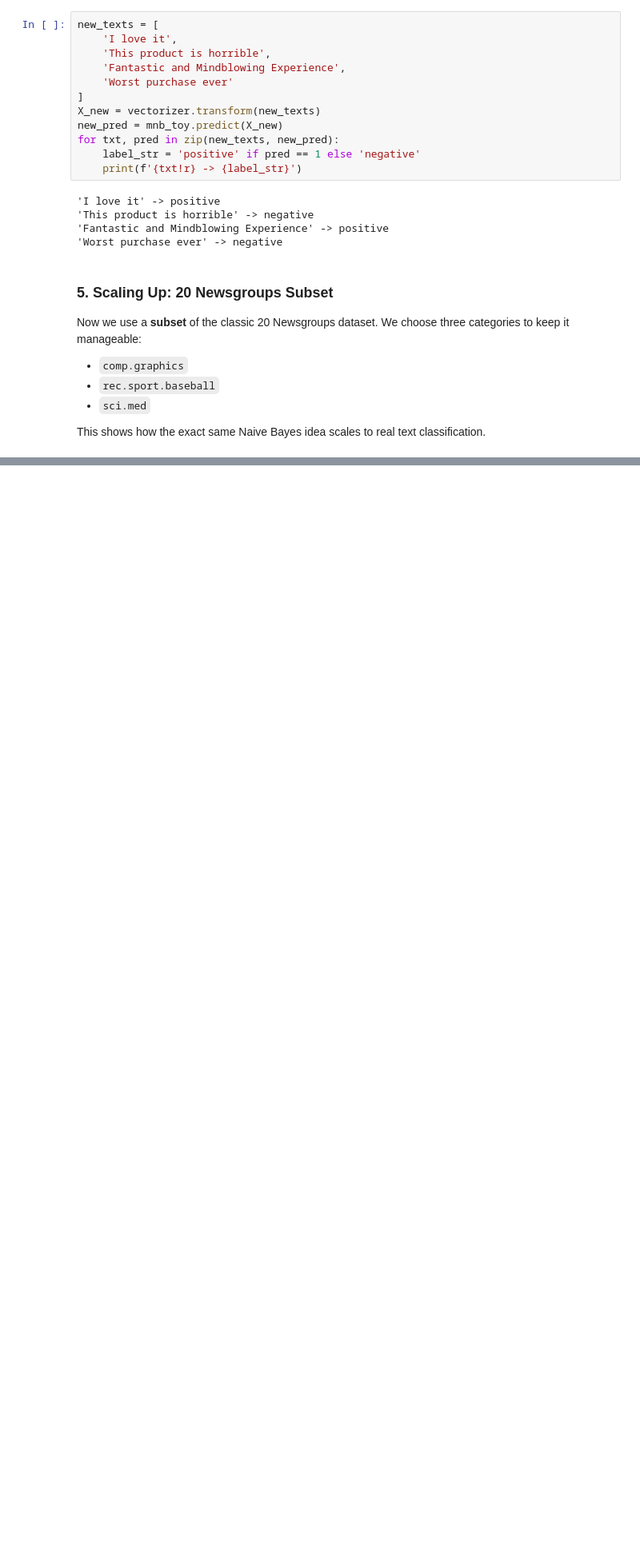
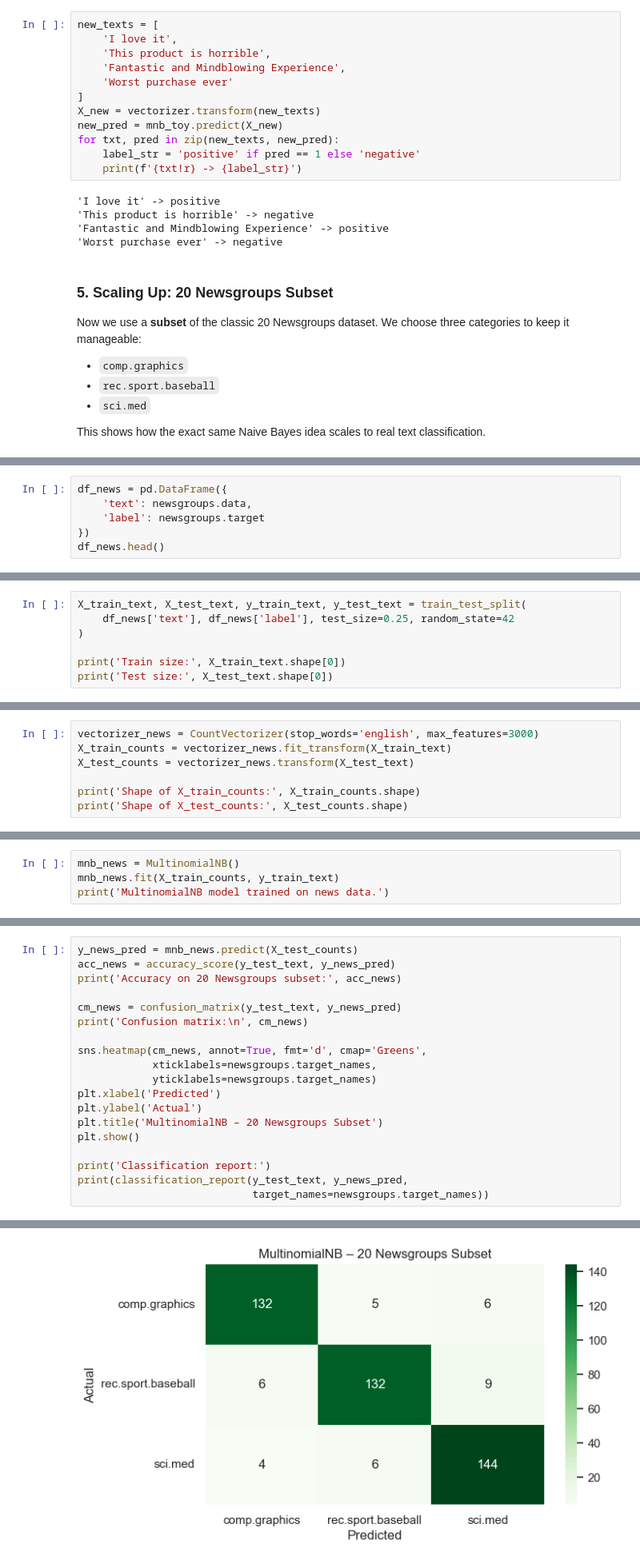
Before and after one commit to ImranHossain1/ml-models, a Jupyter notebook: NaiveBayes/Naive_bayes.ipynb, the cells around one changed output, grey strips where cells are left out. Shown at 80% size. Saved outputs shown, nothing was run; the diff lists cells and outputs as text; blank space fills up the shorter version.

Commit message:
train model for real dataset

```diff
--- a/NaiveBayes/Naive_bayes.ipynb
+++ b/NaiveBayes/Naive_bayes.ipynb
@@ -277,0 +290,6 @@ This shows how the exact same Naive Bayes idea scales to real text classificatio
+# %%
+df_news = pd.DataFrame({
+    'text': newsgroups.data,
+    'label': newsgroups.target
+})
+df_news.head()
@@ -277,0 +309,7 @@ This shows how the exact same Naive Bayes idea scales to real text classificatio
+# %%
+X_train_text, X_test_text, y_train_text, y_test_text = train_test_split(
+    df_news['text'], df_news['label'], test_size=0.25, random_state=42
+)
+
+print('Train size:', X_train_text.shape[0])
+print('Test size:', X_test_text.shape[0])
@@ -277,0 +319,7 @@ This shows how the exact same Naive Bayes idea scales to real text classificatio
+# %%
+vectorizer_news = CountVectorizer(stop_words='english', max_features=3000)
+X_train_counts = vectorizer_news.fit_transform(X_train_text)
+X_test_counts = vectorizer_news.transform(X_test_text)
+
+print('Shape of X_train_counts:', X_train_counts.shape)
+print('Shape of X_test_counts:', X_test_counts.shape)
@@ -277,0 +329,4 @@ This shows how the exact same Naive Bayes idea scales to real text classificatio
+# %%
+mnb_news = MultinomialNB()
+mnb_news.fit(X_train_counts, y_train_text)
+print('MultinomialNB model trained on news data.')
@@ -277,0 +335,20 @@ This shows how the exact same Naive Bayes idea scales to real text classificatio
+# %%
+y_news_pred = mnb_news.predict(X_test_counts)
+acc_news = accuracy_score(y_test_text, y_news_pred)
+print('Accuracy on 20 Newsgroups subset:', acc_news)
+
+cm_news = confusion_matrix(y_test_text, y_news_pred)
+print('Confusion matrix:\n', cm_news)
+
+sns.heatmap(cm_news, annot=True, fmt='d', cmap='Greens',
+            xticklabels=newsgroups.target_names,
+            yticklabels=newsgroups.target_names)
+plt.xlabel('Predicted')
+plt.ylabel('Actual')
+plt.title('MultinomialNB – 20 Newsgroups Subset')
+plt.show()
+
+print('Classification report:')
+print(classification_report(y_test_text, y_news_pred,
+                            target_names=newsgroups.target_names))
+# %% [output]
@@ -277,0 +360 @@ This shows how the exact same Naive Bayes idea scales to real text classificatio
+[figure, added]
```
Also changed, not shown: parts of 8 cells of this notebook.
